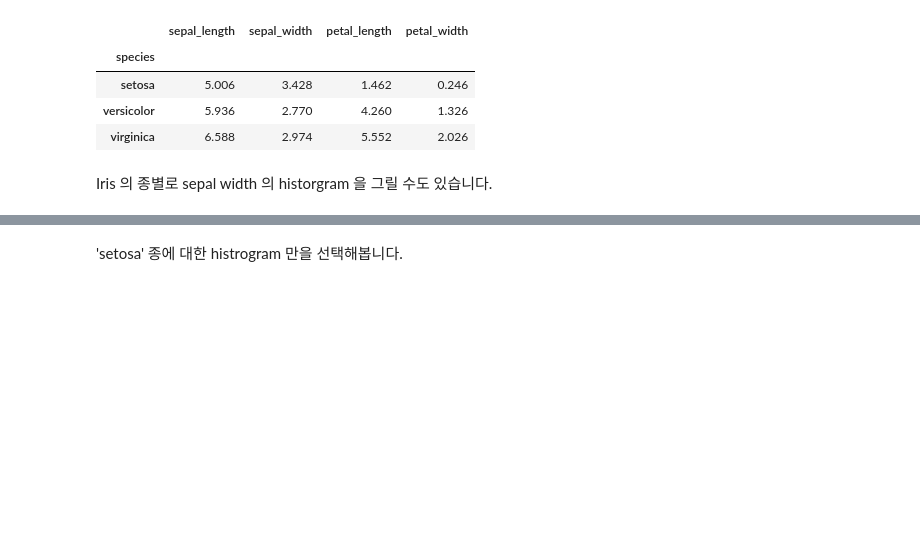
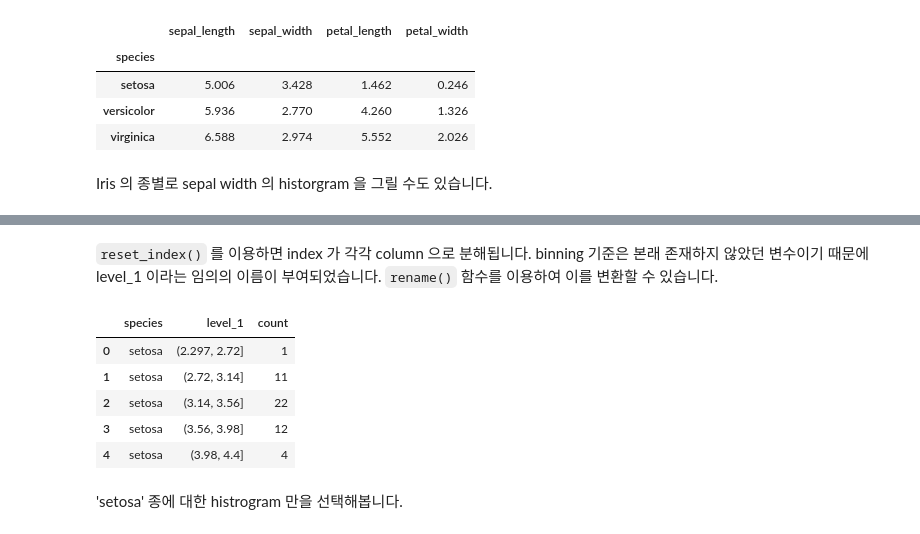
Before and after one commit to lovit/python_ml_intro, a Jupyter notebook: 01_python_basic/pandas_introduction.ipynb, the cells around one changed output, grey strips where cells are left out. Cells and saved outputs as stored; diff of their text form; code cells hidden in the pictures; blank space fills up the shorter version.

```diff
--- a/01_python_basic/pandas_introduction.ipynb
+++ b/01_python_basic/pandas_introduction.ipynb
@@ -531,3 +600,17 @@ Name: sepal_width, dtype: int64
+# %% [markdown]
+`reset_index()` 를 이용하면 index 가 각각 column 으로 분해됩니다. binning 기준은 본래 존재하지 않았던 변수이기 때문에 level_1 이라는 임의의 이름이 부여되었습니다. `rename()` 함수를 이용하여 이를 변환할 수 있습니다.
+# %%
+sepal_width_by_species = pd.DataFrame({'count': histogram_by_species})
+sepal_width_by_species = sepal_width_by_species.reset_index()
+# sepal_width_by_species.rename(columns = {'level_1' : 'range'}, inplace = True)
+sepal_width_by_species.head()
+# %% [output]
+|  | species | level_1 | count |
+| 0 | setosa | (2.297, 2.72] | 1 |
+| 1 | setosa | (2.72, 3.14] | 11 |
+| 2 | setosa | (3.14, 3.56] | 22 |
+| 3 | setosa | (3.56, 3.98] | 12 |
+| 4 | setosa | (3.98, 4.4] | 4 |
 # %% [markdown]
 'setosa' 종에 대한 histrogram 만을 선택해봅니다.
 # %%
```
Also changed, not shown: parts of 19 cells of this notebook.
